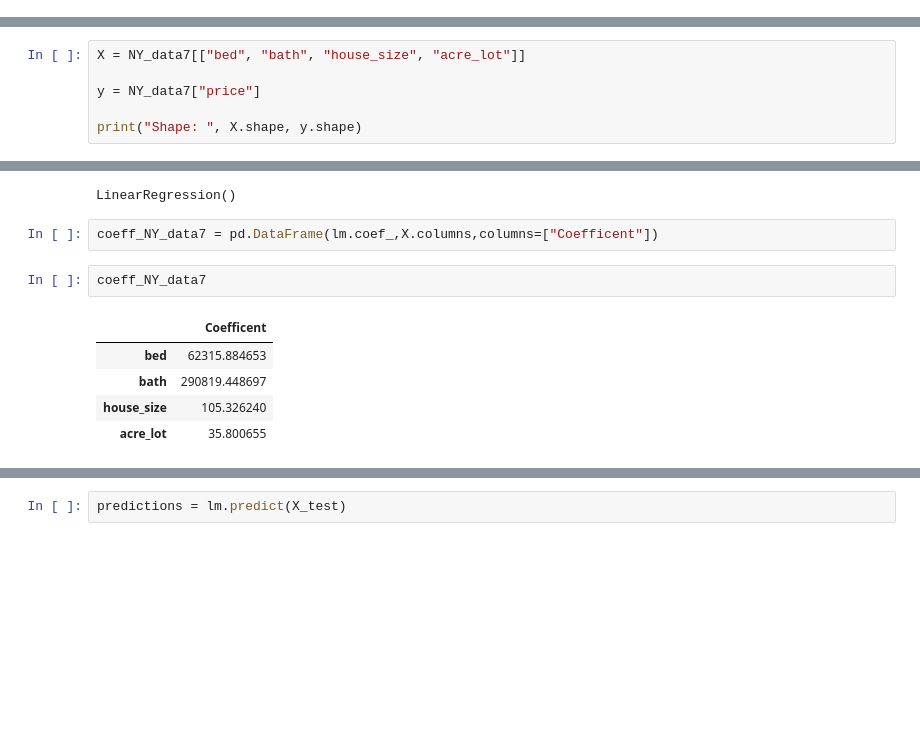
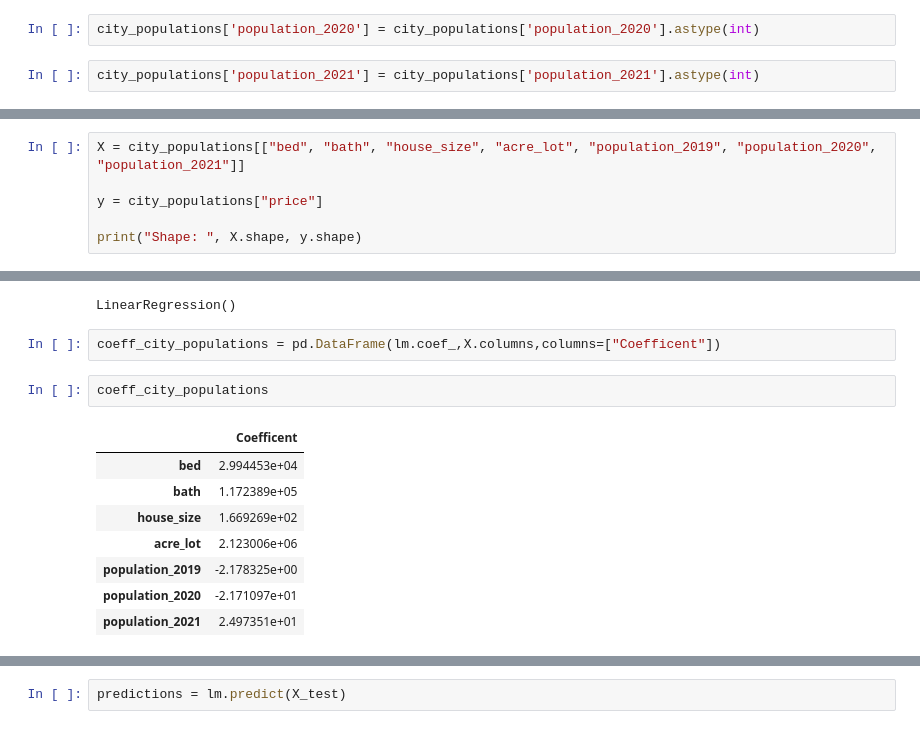
Before and after one commit to saradandrew/final_project, a Jupyter notebook: NewYorkHousing.ipynb, the cells around one changed output, grey strips where cells are left out. Drawn from its saved outputs; the diff is of its cells as text; blank space fills up the shorter version.

```diff
--- a/NewYorkHousing.ipynb
+++ b/NewYorkHousing.ipynb
@@ -74,0 +81,4 @@ NY_data7
+# %%
+city_populations['population_2020'] = city_populations['population_2020'].astype(int)
+# %%
+city_populations['population_2021'] = city_populations['population_2021'].astype(int)
@@ -75,7 +94,7 @@ NY_data7
 # %%
-X = NY_data7[["bed", "bath", "house_size", "acre_lot"]]
+X = city_populations[["bed", "bath", "house_size", "acre_lot", "population_2019", "population_2020", "population_2021"]]
 
-y = NY_data7["price"]
+y = city_populations["price"]
 
 print("Shape: ", X.shape, y.shape)
 # %% [output]
@@ -109,12 +128,15 @@ lm.fit(X_train, y_train)
 # %% [output]
 LinearRegression()
 # %%
-coeff_NY_data7 = pd.DataFrame(lm.coef_,X.columns,columns=["Coefficent"])
+coeff_city_populations = pd.DataFrame(lm.coef_,X.columns,columns=["Coefficent"])
 # %%
-coeff_NY_data7
+coeff_city_populations
 # %% [output]
 |  | Coefficent |
-| bed | 62315.884653 |
-| bath | 290819.448697 |
-| house_size | 105.326240 |
-| acre_lot | 35.800655 |
+| bed | 2.994453e+04 |
+| bath | 1.172389e+05 |
+| house_size | 1.669269e+02 |
+| acre_lot | 2.123006e+06 |
+| population_2019 | -2.178325e+00 |
+| population_2020 | -2.171097e+01 |
+| population_2021 | 2.497351e+01 |
```
Also changed, not shown: parts of 51 cells of this notebook, 1 other file.
